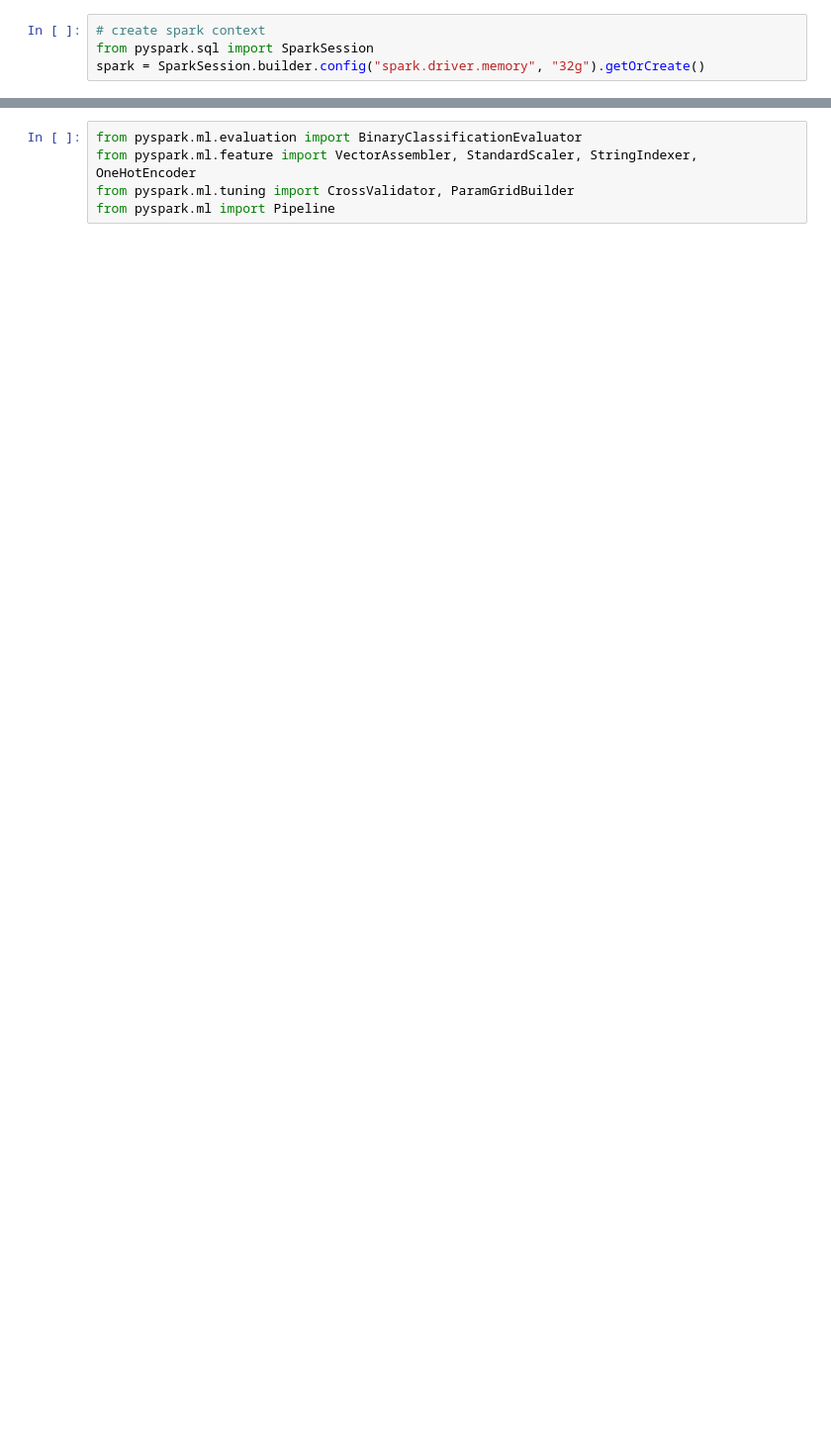
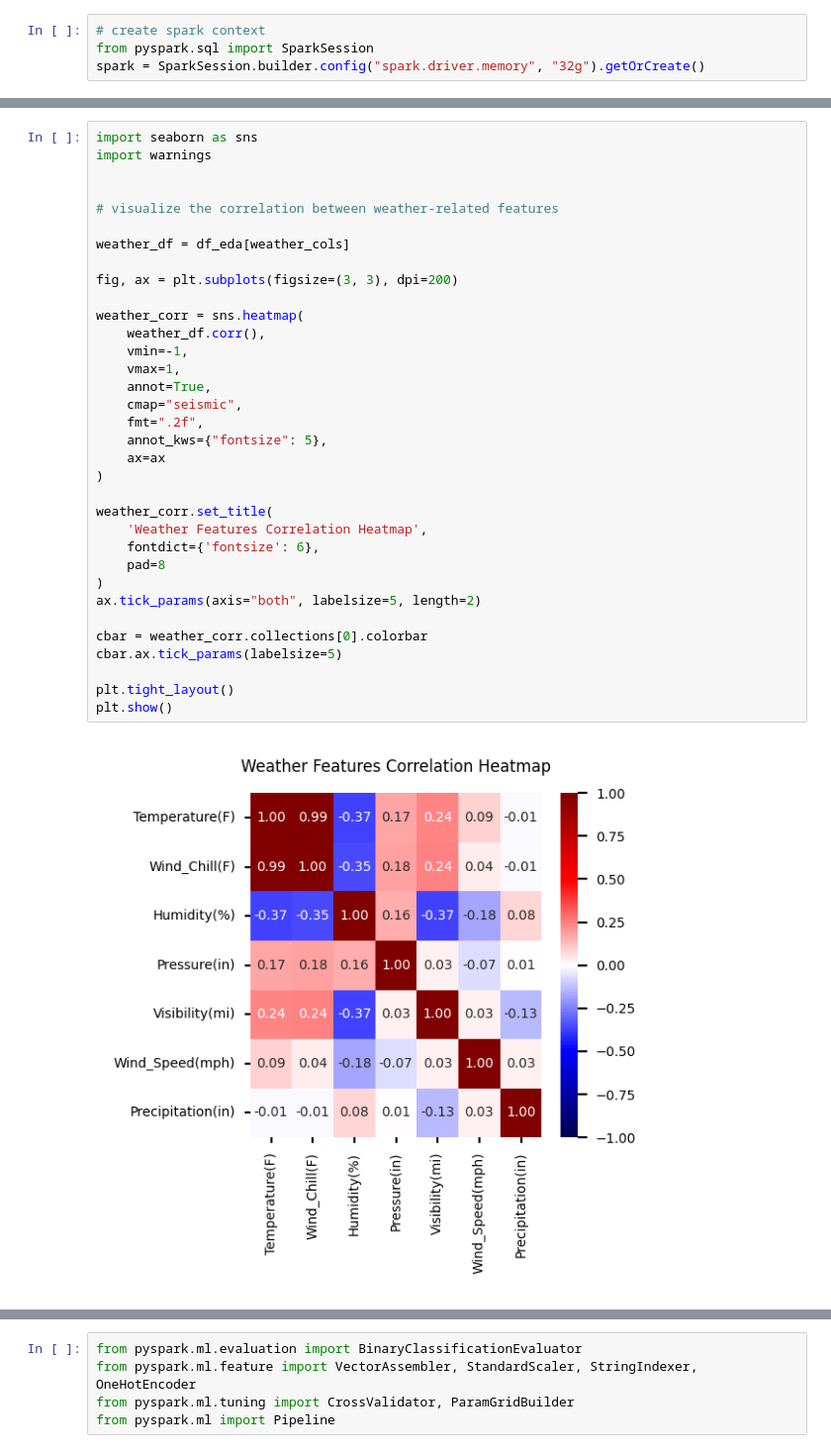
Before and after one commit to harimshin/data-science-portfolio, a Jupyter notebook: machine_learning_binary_classification_with_SMOTE_prediction_model_for_the_severity_of_car_accidents.ipynb, the cells around one changed output, grey strips where cells are left out. Shown at 99% size. Drawn from its saved outputs; the diff is of its cells as text; blank space fills up the shorter version.

```diff
--- a/machine_learning_binary_classification_with_SMOTE_prediction_model_for_the_severity_of_car_accidents.ipynb
+++ b/machine_learning_binary_classification_with_SMOTE_prediction_model_for_the_severity_of_car_accidents.ipynb
@@ -523,0 +384,36 @@ y_training_imbalanced = imbalanced_training_pd['label']  # Label (target variabl
+# %%
+import seaborn as sns
+import warnings
+
+
+# visualize the correlation between weather-related features
+
+weather_df = df_eda[weather_cols]
+
+fig, ax = plt.subplots(figsize=(3, 3), dpi=200)
+
+weather_corr = sns.heatmap(
+    weather_df.corr(),
+    vmin=-1,
+    vmax=1,
+    annot=True,
+    cmap="seismic",
+    fmt=".2f",
+    annot_kws={"fontsize": 5},
+    ax=ax
+)
+
+weather_corr.set_title(
+    'Weather Features Correlation Heatmap',
+    fontdict={'fontsize': 6},
+    pad=8
+)
+ax.tick_params(axis="both", labelsize=5, length=2)
+
+cbar = weather_corr.collections[0].colorbar
+cbar.ax.tick_params(labelsize=5)
+
+plt.tight_layout()
+plt.show()
+# %% [output]
+[figure, added]
```
Also changed, not shown: parts of 231 cells of this notebook.
